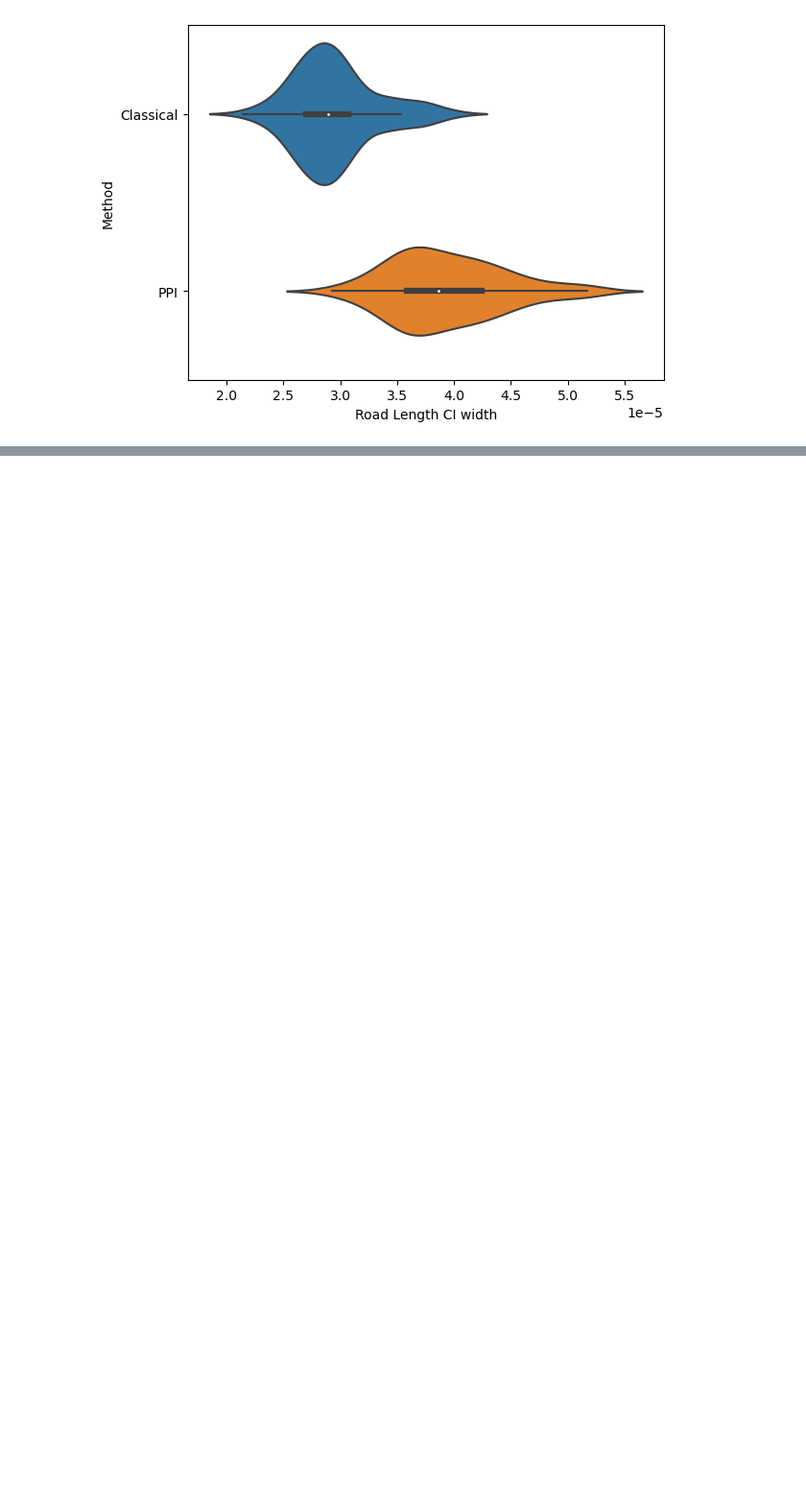
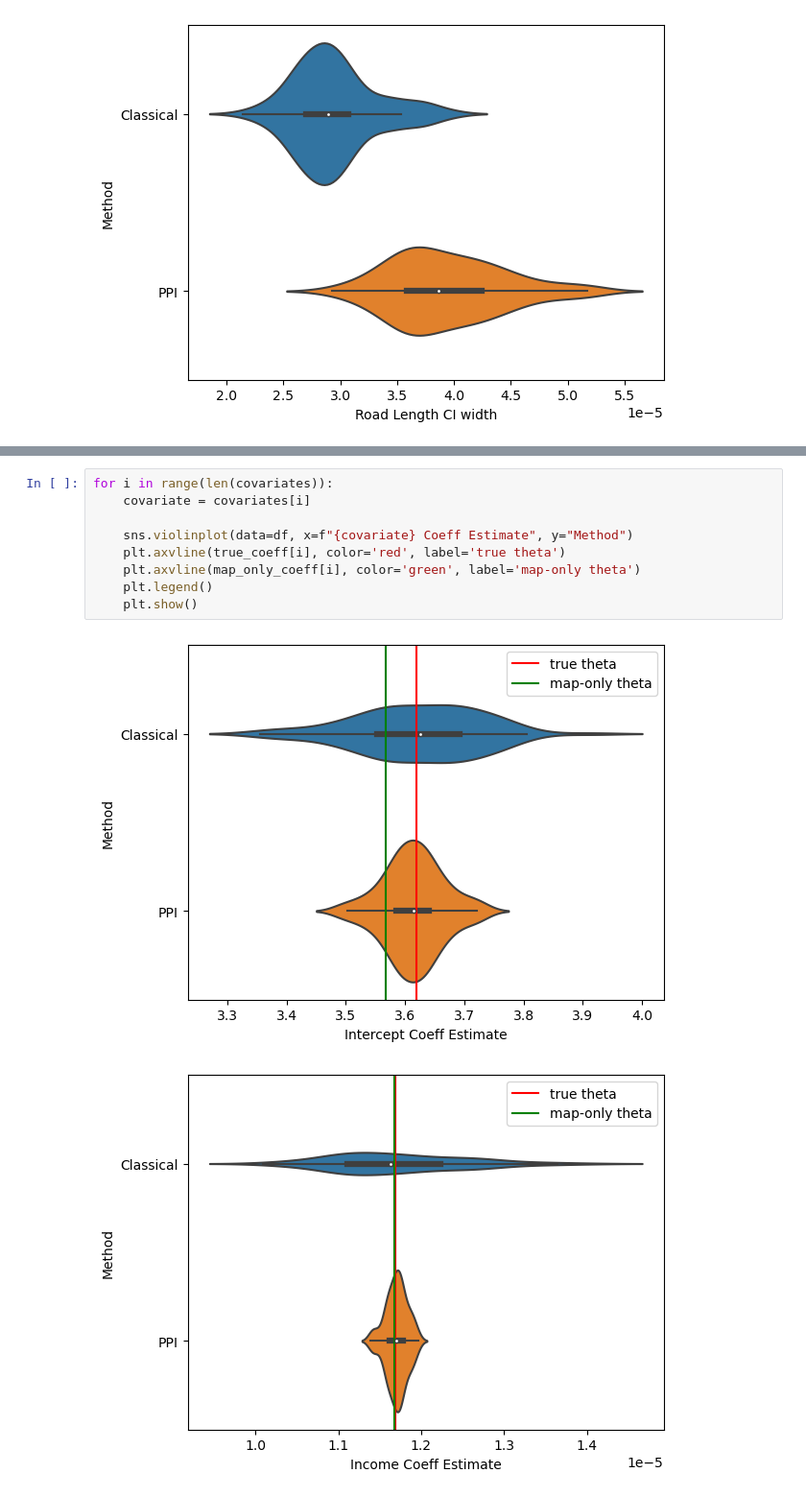
Before and after one commit to Earth-Intelligence-Lab/ppi_regression, a Jupyter notebook: testing.ipynb, the cells around one changed output, grey strips where cells are left out. Shown at 96% size. Saved outputs shown, nothing was run; the diff lists cells and outputs as text; blank space fills up the shorter version.

```diff
--- a/testing.ipynb
+++ b/testing.ipynb
@@ -203,0 +386,12 @@ for i in range(len(covariates)):
+# %%
+for i in range(len(covariates)):
+    covariate = covariates[i]
+
+    sns.violinplot(data=df, x=f"{covariate} Coeff Estimate", y="Method")
+    plt.axvline(true_coeff[i], color='red', label='true theta')
+    plt.axvline(map_only_coeff[i], color='green', label='map-only theta')
+    plt.legend()
+    plt.show()
+# %% [output]
+[figure, added]
+[figure, added]
```
Also changed, not shown: parts of 17 cells of this notebook, 1 other file.
